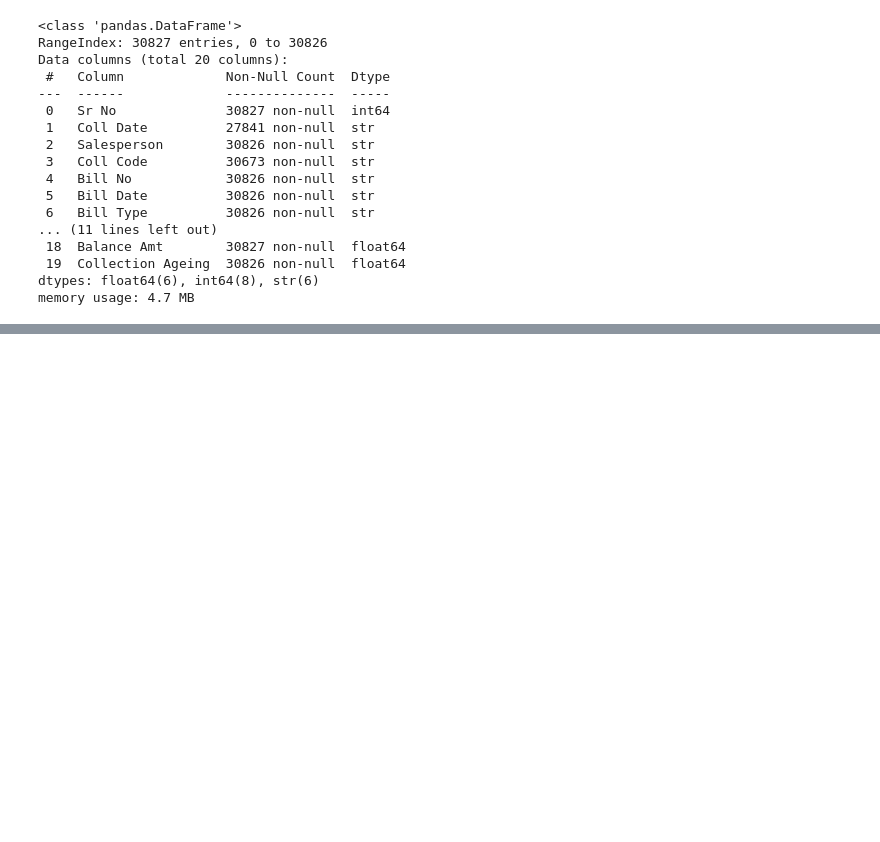
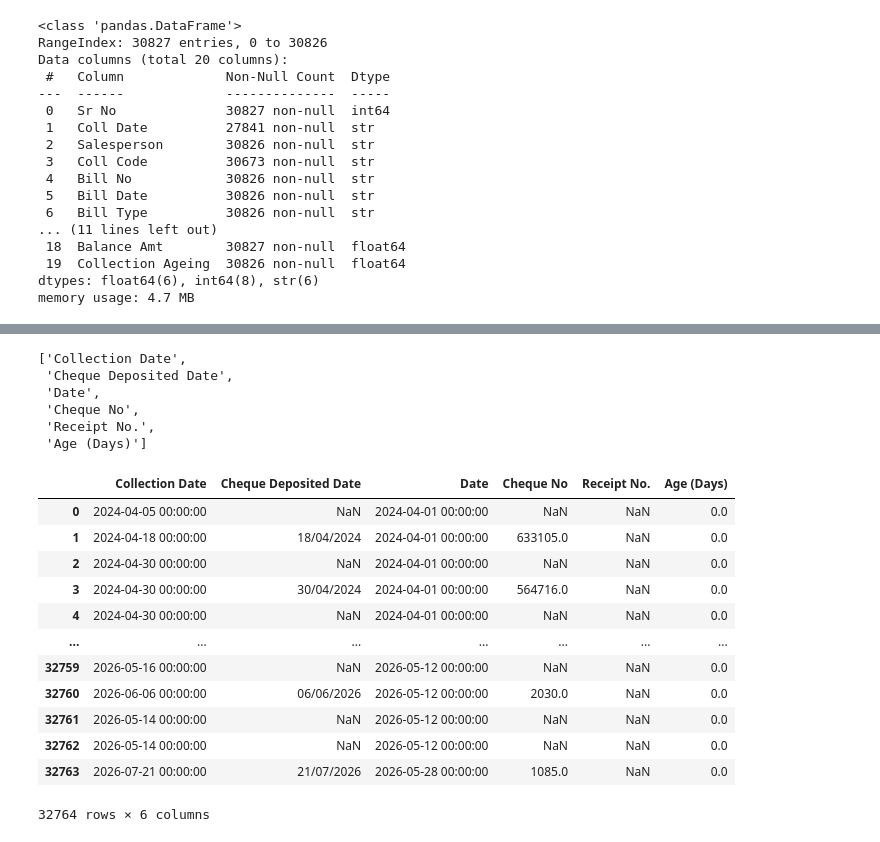
Before and after one commit to Sultan00786/VIP_AGENCY-SALES-ANALYSIS, a Jupyter notebook: data_clean.ipynb, the cells around one changed output, grey strips where cells are left out. Saved outputs shown, nothing was run; the diff lists cells and outputs as text; code cells hidden in the pictures; blank space fills up the shorter version.

```diff
--- a/Untitled.ipynb
+++ b/data_clean.ipynb
@@ -726,0 +710,26 @@ print()
+# %%
+temp_cols_list = list(store.col_data_type_fix['collection_summary'].keys())
+temp_cols_list
+# %% [output]
+['Collection Date',
+ 'Cheque Deposited Date',
+ 'Date',
+ 'Cheque No',
+ 'Receipt No.',
+ 'Age (Days)']
+# %%
+dfs.collection_summary[temp_cols_list]
+# %% [output]
+|  | Collection Date | Cheque Deposited Date | Date | Cheque No | Receipt No. | Age (Days) |
+| 0 | 2024-04-05 00:00:00 | NaN | 2024-04-01 00:00:00 | NaN | NaN | 0.0 |
+| 1 | 2024-04-18 00:00:00 | 18/04/2024 | 2024-04-01 00:00:00 | 633105.0 | NaN | 0.0 |
+| 2 | 2024-04-30 00:00:00 | NaN | 2024-04-01 00:00:00 | NaN | NaN | 0.0 |
+| 3 | 2024-04-30 00:00:00 | 30/04/2024 | 2024-04-01 00:00:00 | 564716.0 | NaN | 0.0 |
+| 4 | 2024-04-30 00:00:00 | NaN | 2024-04-01 00:00:00 | NaN | NaN | 0.0 |
+| ... | ... | ... | ... | ... | ... | ... |
+| 32759 | 2026-05-16 00:00:00 | NaN | 2026-05-12 00:00:00 | NaN | NaN | 0.0 |
+| 32760 | 2026-06-06 00:00:00 | 06/06/2026 | 2026-05-12 00:00:00 | 2030.0 | NaN | 0.0 |
+| 32761 | 2026-05-14 00:00:00 | NaN | 2026-05-12 00:00:00 | NaN | NaN | 0.0 |
+| 32762 | 2026-05-14 00:00:00 | NaN | 2026-05-12 00:00:00 | NaN | NaN | 0.0 |
+| 32763 | 2026-07-21 00:00:00 | 21/07/2026 | 2026-05-28 00:00:00 | 1085.0 | NaN | 0.0 |
+32764 rows × 6 columns
```
Also changed, not shown: parts of 13 cells of this notebook, 2 other files.
